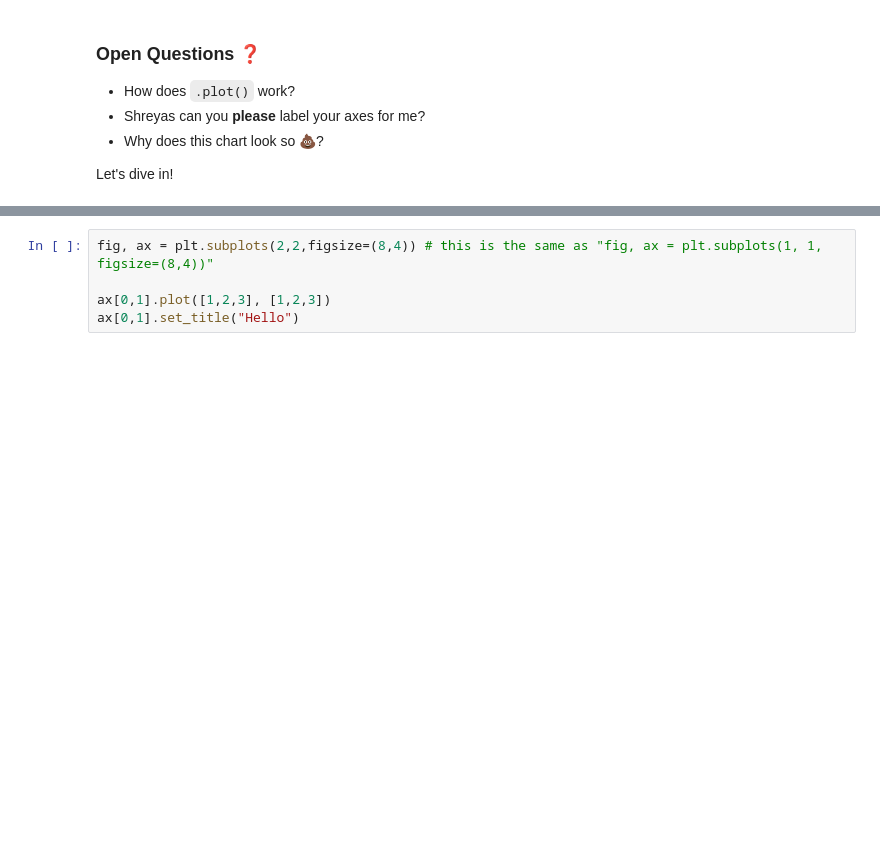
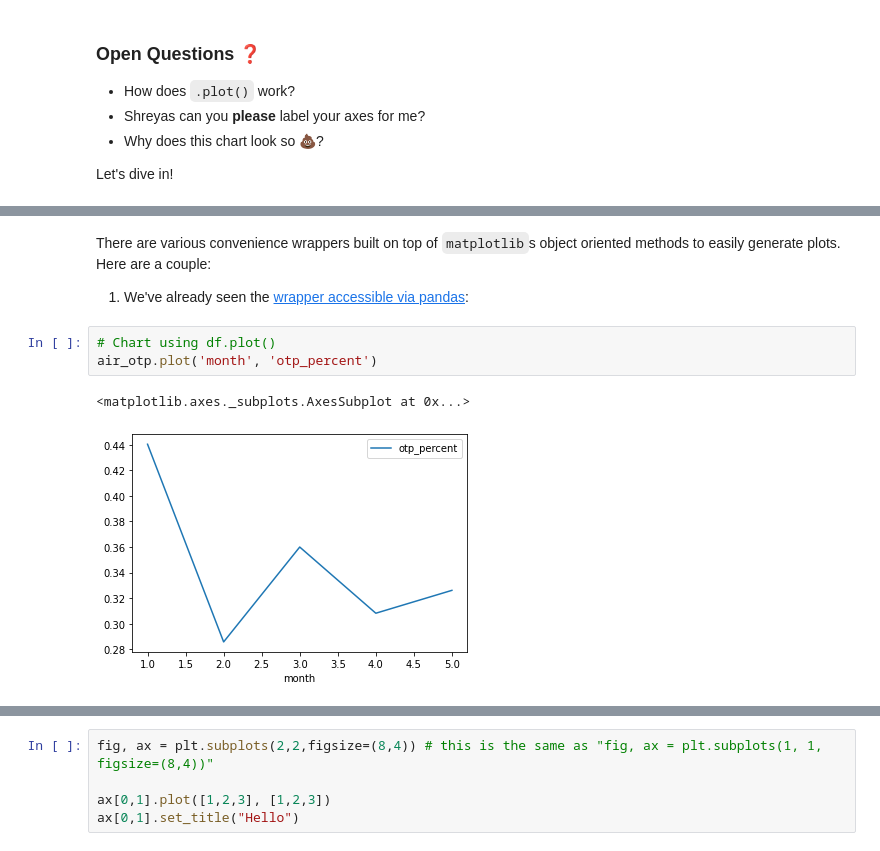
Before and after one commit to Per48edjes/Misc-DA-Prob-Stat, a Jupyter notebook: Python_2/python_data_viz.ipynb, the cells around one changed output, grey strips where cells are left out. Cells and saved outputs as stored; diff of their text form; blank space fills up the shorter version.

```diff
--- a/Python_2/python_data_viz.ipynb
+++ b/Python_2/python_data_viz.ipynb
@@ -137,3 +268,13 @@ _Aside: I personally always get confused between `Module`, `Package`, and `Libra
     - `df.plot()` where `df` is some `pandas` `DataFrame` object
     - `ax.plot()` on any `matplotlib` `Axes` object
     - `plt.plot()` where `plt` refers to the `pyplot` module
+# %% [markdown]
+There are various convenience wrappers built on top of `matplotlib`s object oriented methods to easily generate plots. Here are a couple:
+
+1. We've already seen the [wrapper accessible via pandas](https://pandas.pydata.org/pandas-docs/stable/reference/api/pandas.DataFrame.plot.html):
+# %%
+# Chart using df.plot()
+air_otp.plot('month', 'otp_percent')
+# %% [output]
+<matplotlib.axes._subplots.AxesSubplot at 0x...>
+[figure, added]
```
Also changed, not shown: parts of 29 cells of this notebook, 1 other file.
